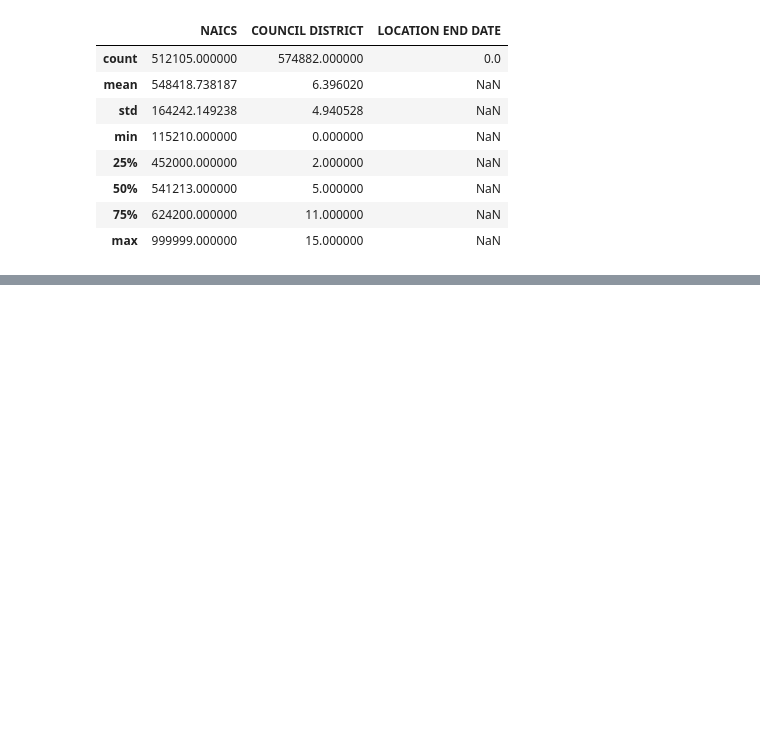
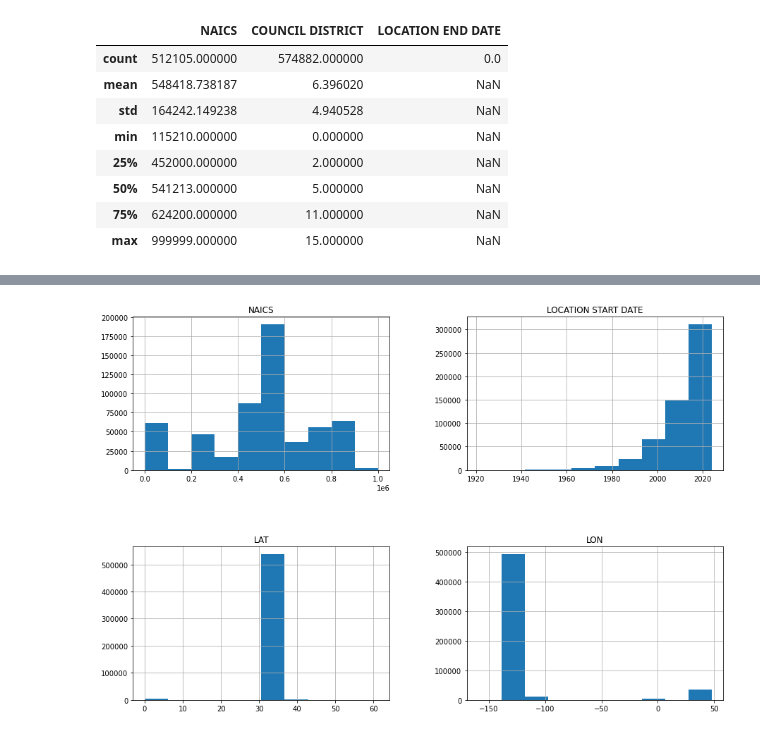
Before and after one commit to thikyi/DataScienceCapstone2, a Jupyter notebook: notebooks/01_Data_Wrangling.ipynb, the cells around one changed output, grey strips where cells are left out. Cells and saved outputs as stored; diff of their text form; code cells hidden in the pictures; blank space fills up the shorter version.

```diff
--- a/notebooks/01_Data_Wrangling.ipynb
+++ b/notebooks/01_Data_Wrangling.ipynb
@@ -124,0 +297,5 @@ biz_data.head()
+# %%
+# BIZ data - remove those zip code doesn't start with 9.
+
+biz_data = biz_data.loc[biz_data['ZIP CODE'].str.startswith("9")]
+biz_data.head()
@@ -124,0 +309,5 @@ biz_data.head()
+# %%
+# Remove columns that are not needed for prediction
+
+columns_to_drop_biz = ['COUNCIL DISTRICT','LOCATION ACCOUNT #','DBA NAME', 'MAILING ADDRESS', 'MAILING CITY','MAILING ZIP CODE' ,'DBA NAME','LOCATION END DATE']
+biz_data.drop(columns=columns_to_drop_biz, inplace=True)
@@ -124,0 +493,5 @@ biz_data.head()
+# %%
+biz_data_cleaned.hist(figsize=(15, 10))
+plt.subplots_adjust(hspace=0.5);
+# %% [output]
+[figure, added]
```
Also changed, not shown: parts of 54 cells of this notebook.
